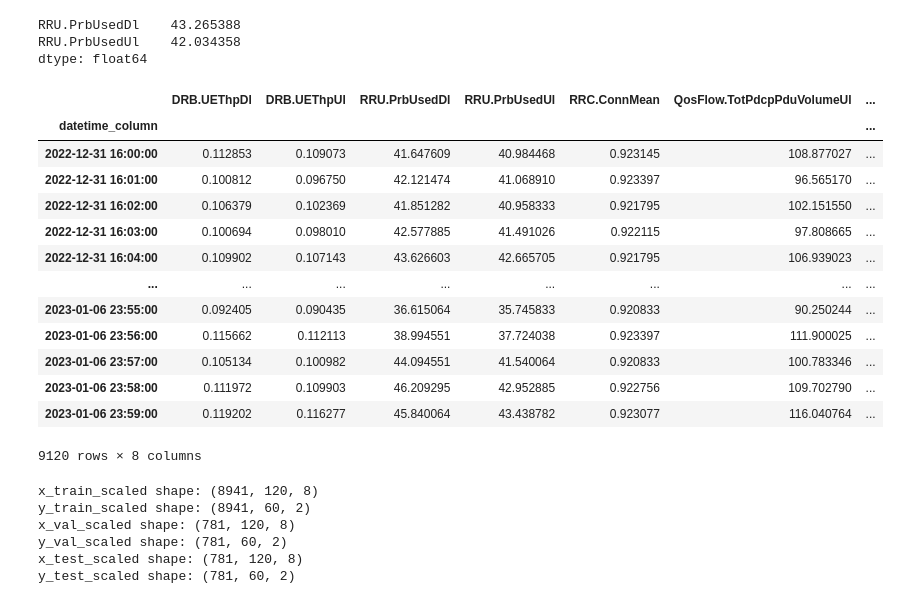
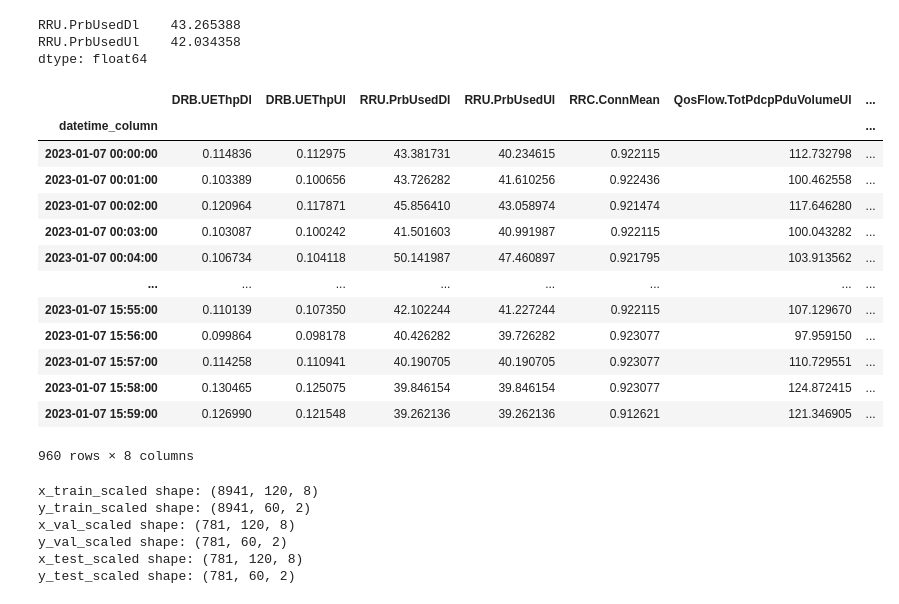
Before and after one commit to bmw-ece-ntust/internship, a Jupyter notebook: jupyternotebook/prb/CNN/2c_oneshotcnn_test.ipynb, the cells around one changed output. Cells and saved outputs as stored; diff of their text form; code cells hidden in the pictures.

```diff
--- a/jupyternotebook/prb/CNN/2c_oneshotcnn_test.ipynb
+++ b/jupyternotebook/prb/CNN/2c_oneshotcnn_test.ipynb
@@ -117,23 +118,23 @@ train_df[column_output].mean()
 RRU.PrbUsedDl    43.265388
 RRU.PrbUsedUl    42.034358
 dtype: float64
-# %%
-train_df
-# %% [output]
-|  | DRB.UEThpDl | DRB.UEThpUl | RRU.PrbUsedDl | RRU.PrbUsedUl | RRC.ConnMean | QosFlow.TotPdcpPduVolumeUl | ... |
-| datetime_column |  |  |  |  |  |  | ... |
-| 2022-12-31 16:00:00 | 0.112853 | 0.109073 | 41.647609 | 40.984468 | 0.923145 | 108.877027 | ... |
-| 2022-12-31 16:01:00 | 0.100812 | 0.096750 | 42.121474 | 41.068910 | 0.923397 | 96.565170 | ... |
-| 2022-12-31 16:02:00 | 0.106379 | 0.102369 | 41.851282 | 40.958333 | 0.921795 | 102.151550 | ... |
-| 2022-12-31 16:03:00 | 0.100694 | 0.098010 | 42.577885 | 41.491026 | 0.922115 | 97.808665 | ... |
-| 2022-12-31 16:04:00 | 0.109902 | 0.107143 | 43.626603 | 42.665705 | 0.921795 | 106.939023 | ... |
-| ... | ... | ... | ... | ... | ... | ... | ... |
-| 2023-01-06 23:55:00 | 0.092405 | 0.090435 | 36.615064 | 35.745833 | 0.920833 | 90.250244 | ... |
-| 2023-01-06 23:56:00 | 0.115662 | 0.112113 | 38.994551 | 37.724038 | 0.923397 | 111.900025 | ... |
-| 2023-01-06 23:57:00 | 0.105134 | 0.100982 | 44.094551 | 41.540064 | 0.920833 | 100.783346 | ... |
-| 2023-01-06 23:58:00 | 0.111972 | 0.109903 | 46.209295 | 42.952885 | 0.922756 | 109.702790 | ... |
-| 2023-01-06 23:59:00 | 0.119202 | 0.116277 | 45.840064 | 43.438782 | 0.923077 | 116.040764 | ... |
-9120 rows × 8 columns
+# %%
+val_df
+# %% [output]
+|  | DRB.UEThpDl | DRB.UEThpUl | RRU.PrbUsedDl | RRU.PrbUsedUl | RRC.ConnMean | QosFlow.TotPdcpPduVolumeUl | ... |
+| datetime_column |  |  |  |  |  |  | ... |
+| 2023-01-07 00:00:00 | 0.114836 | 0.112975 | 43.381731 | 40.234615 | 0.922115 | 112.732798 | ... |
+| 2023-01-07 00:01:00 | 0.103389 | 0.100656 | 43.726282 | 41.610256 | 0.922436 | 100.462558 | ... |
+| 2023-01-07 00:02:00 | 0.120964 | 0.117871 | 45.856410 | 43.058974 | 0.921474 | 117.646280 | ... |
+| 2023-01-07 00:03:00 | 0.103087 | 0.100242 | 41.501603 | 40.991987 | 0.922115 | 100.043282 | ... |
+| 2023-01-07 00:04:00 | 0.106734 | 0.104118 | 50.141987 | 47.460897 | 0.921795 | 103.913562 | ... |
+| ... | ... | ... | ... | ... | ... | ... | ... |
+| 2023-01-07 15:55:00 | 0.110139 | 0.107350 | 42.102244 | 41.227244 | 0.922115 | 107.129670 | ... |
+| 2023-01-07 15:56:00 | 0.099864 | 0.098178 | 40.426282 | 39.726282 | 0.923077 | 97.959150 | ... |
+| 2023-01-07 15:57:00 | 0.114258 | 0.110941 | 40.190705 | 40.190705 | 0.923077 | 110.729551 | ... |
+| 2023-01-07 15:58:00 | 0.130465 | 0.125075 | 39.846154 | 39.846154 | 0.923077 | 124.872415 | ... |
+| 2023-01-07 15:59:00 | 0.126990 | 0.121548 | 39.262136 | 39.262136 | 0.912621 | 121.346905 | ... |
+960 rows × 8 columns
 # %%
 import numpy as np
 import pandas as pd
```
Also changed, not shown: parts of 11 cells of this notebook, 3 other files.
